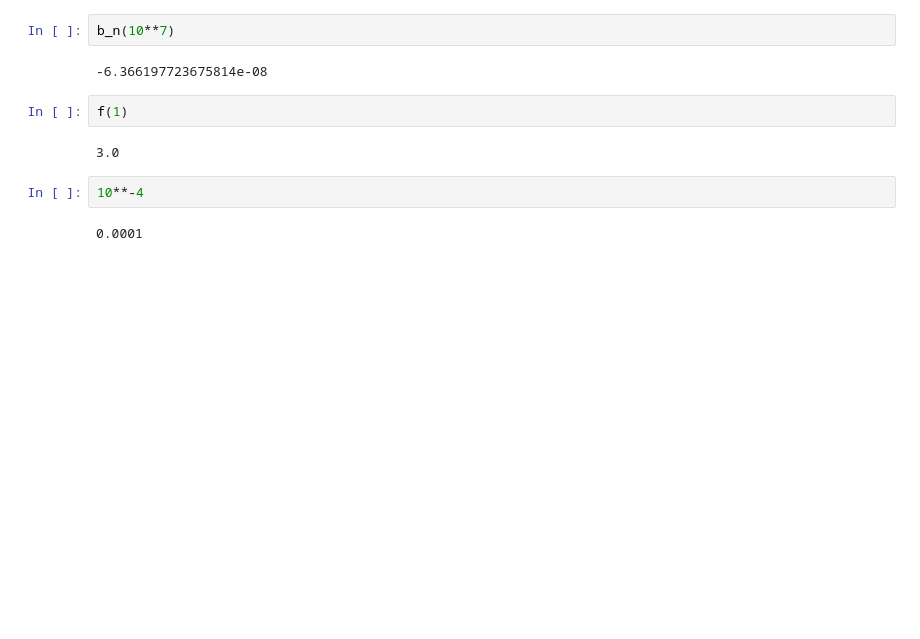
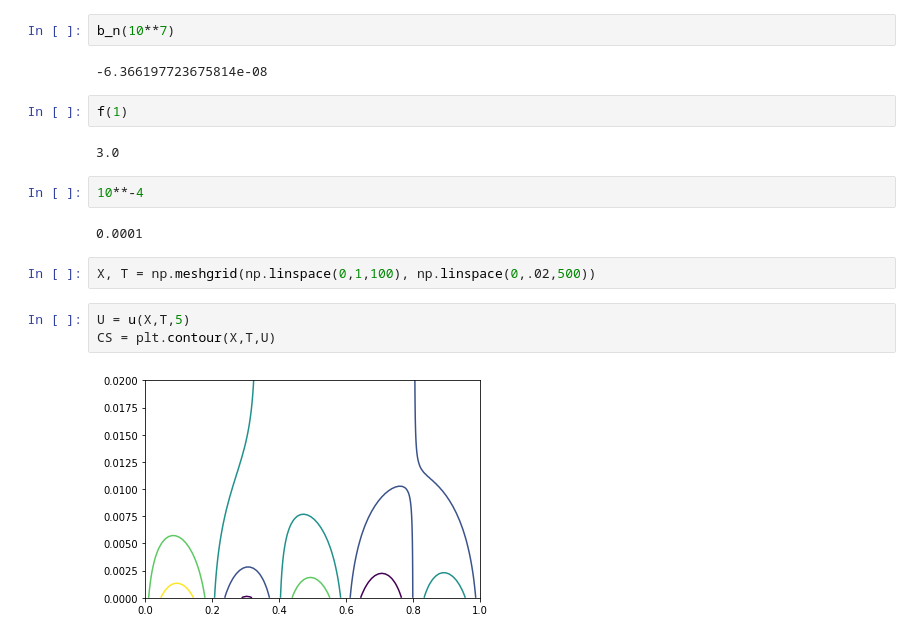
Before and after one commit to shawsa/m537, a Jupyter notebook: Takehome Project 1 Scratch.ipynb, the cells around one changed output. Saved outputs shown, nothing was run; the diff lists cells and outputs as text; blank space fills up the shorter version.

```diff
--- a/Takehome Project 1 Scratch.ipynb
+++ b/Takehome Project 1 Scratch.ipynb
@@ -144,3 +144,10 @@ f(1)
 10**-4
 # %% [output]
 0.0001
+# %%
+X, T = np.meshgrid(np.linspace(0,1,100), np.linspace(0,.02,500))
+# %%
+U = u(X,T,5)
+CS = plt.contour(X,T,U)
+# %% [output]
+[figure, added]
```
Also changed, not shown: parts of 6 cells of this notebook.
